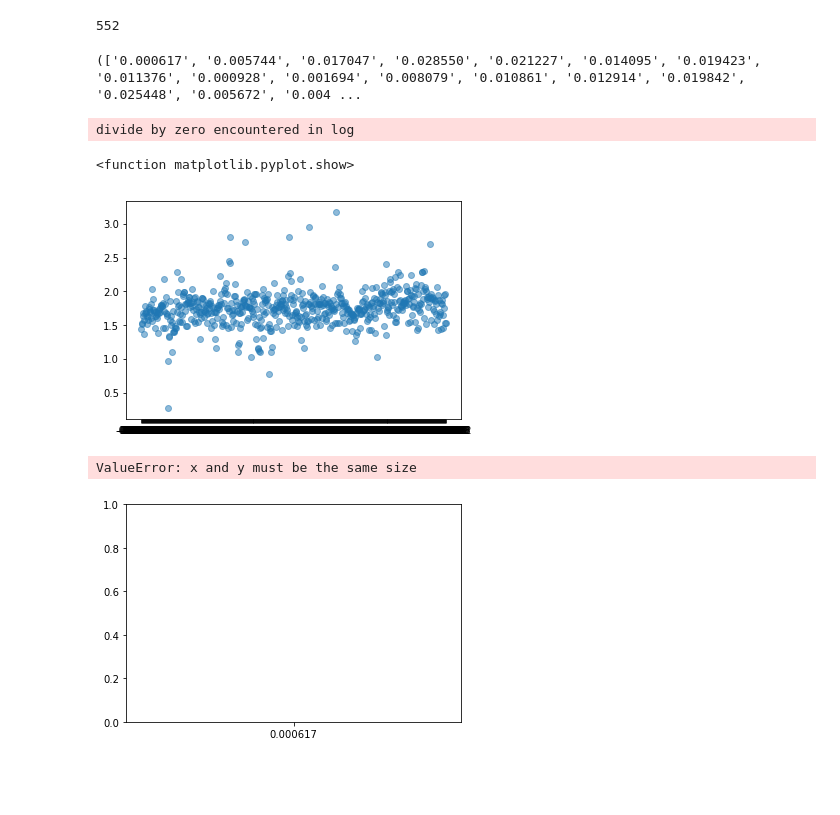
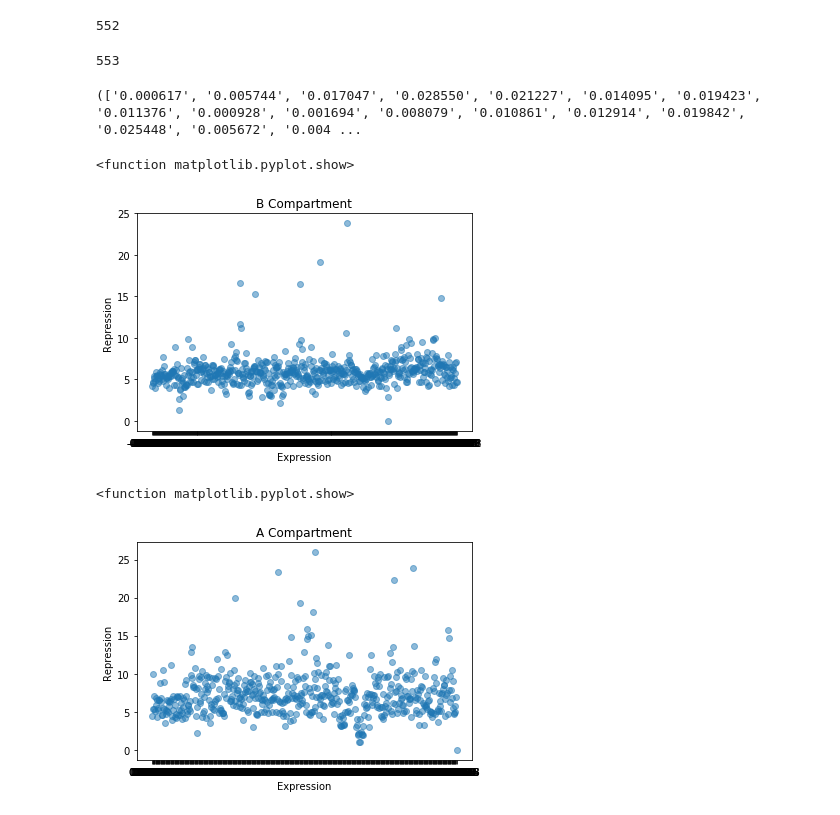
Before and after one commit to vmorri12/qbb2020-answers, a Jupyter notebook: quantbio/week11/3D_genome_hw.ipynb, the cells around one changed output. Cells and saved outputs as stored; diff of their text form; code cells hidden in the pictures; blank space fills up the shorter version.

```diff
--- a/quantbio/week11/3D_genome_hw.ipynb
+++ b/quantbio/week11/3D_genome_hw.ipynb
@@ -171,19 +173,28 @@ print(len(methyl_list_pos))
+# %%
+print(len(methyl_list_pos))
+# %% [output]
+553
 # %%
 print(exp_list_pos, methyl_list_pos)
 # %% [output]
 (['0.000617', '0.005744', '0.017047', '0.028550', '0.021227', '0.014095', '0.019423', '0.011376', '0.000928', '0.001694', '0.008079', '0.010861', '0.012914', '0.019842', '0.025448', '0.005672', '0.004 ...
 # %%
-fig = plt.figure
-plt.scatter(exp_list_neg, np.log(methyl_list_neg), alpha =0.5)
+fig,ax = plt.subplots()
+ax.set_xlabel('Expression')
+ax.set_ylabel('Repression')
+ax.set_title('B Compartment')
+plt.scatter(exp_list_neg, methyl_list_neg, alpha =0.5)
 plt.show
 # %% [output]
-divide by zero encountered in log
+<function matplotlib.pyplot.show>
-<function matplotlib.pyplot.show>
-[figure, old version]
+[figure, new version]
 # %%
-fig = plt.figure
-plt.scatter(exp_list_pos, np.log(methyl_list_pos), alpha =0.5)
+fig,ax = plt.subplots()
+ax.set_xlabel('Expression')
+ax.set_ylabel('Repression')
+ax.set_title('A Compartment')
+plt.scatter(exp_list_pos, methyl_list_pos, alpha =0.5)
 plt.show
 # %% [output]
-ValueError: x and y must be the same size
+<function matplotlib.pyplot.show>
-[figure, old version]
+[figure, new version]
```
Also changed, not shown: parts of 1 cell of this notebook.
